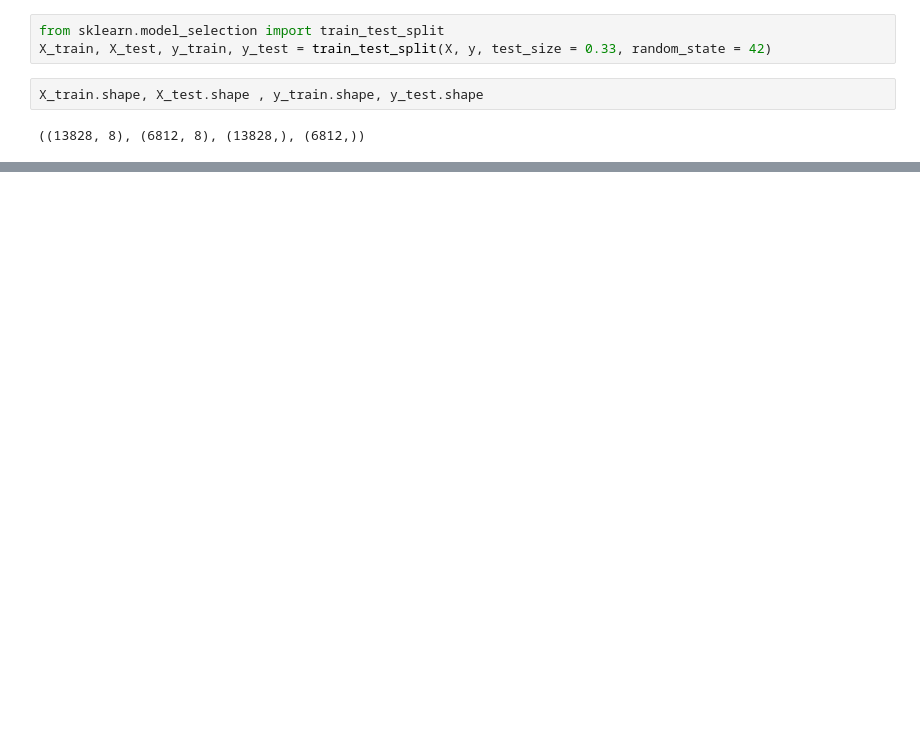
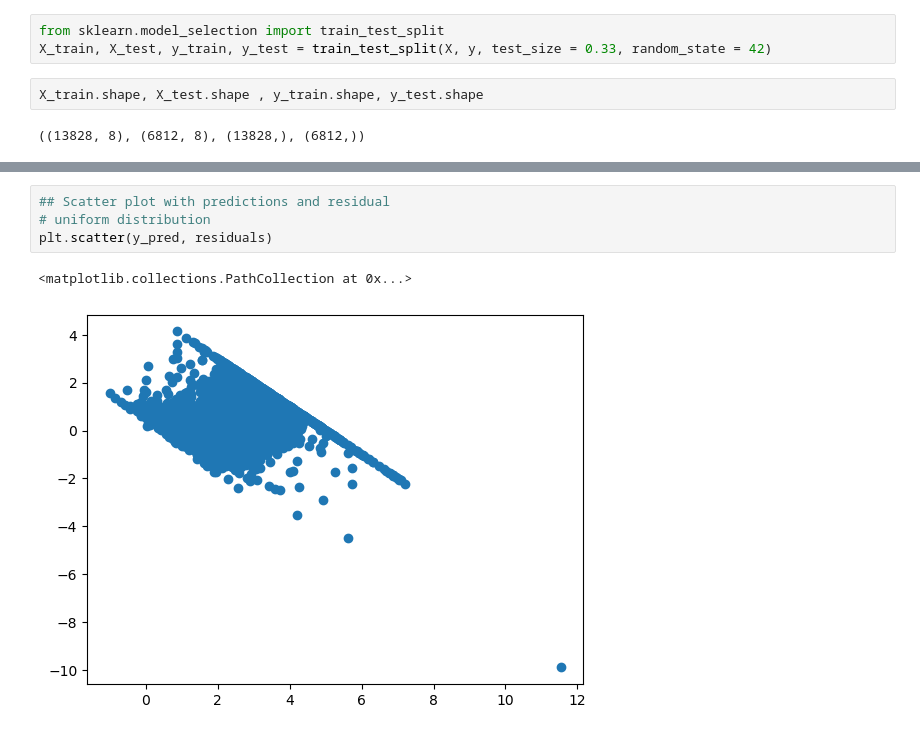
Before and after one commit to cyrolux123/Machine-Learning-Detailed, a Jupyter notebook: Regression Project/house-price.ipynb, the cells around one changed output, grey strips where cells are left out. Cells and saved outputs as stored; diff of their text form; blank space fills up the shorter version.

```diff
--- a/Regression Project/house-price.ipynb
+++ b/Regression Project/house-price.ipynb
@@ -205,0 +321,7 @@ X_train.shape, X_test.shape , y_train.shape, y_test.shape
+# %%
+## Scatter plot with predictions and residual
+# uniform distribution
+plt.scatter(y_pred, residuals)
+# %% [output]
+<matplotlib.collections.PathCollection at 0x...>
+[figure, added]
```
Also changed, not shown: parts of 20 cells of this notebook.
